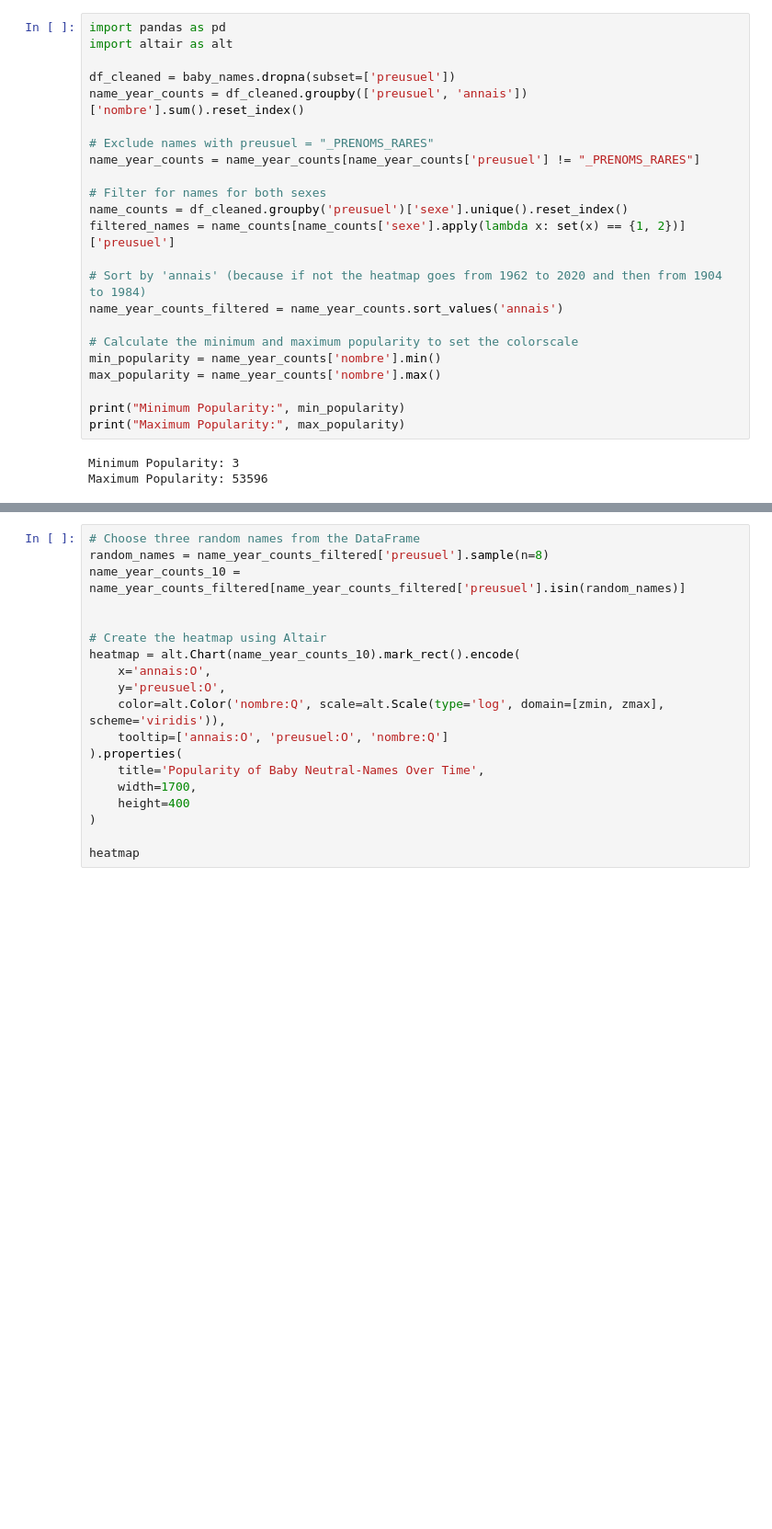
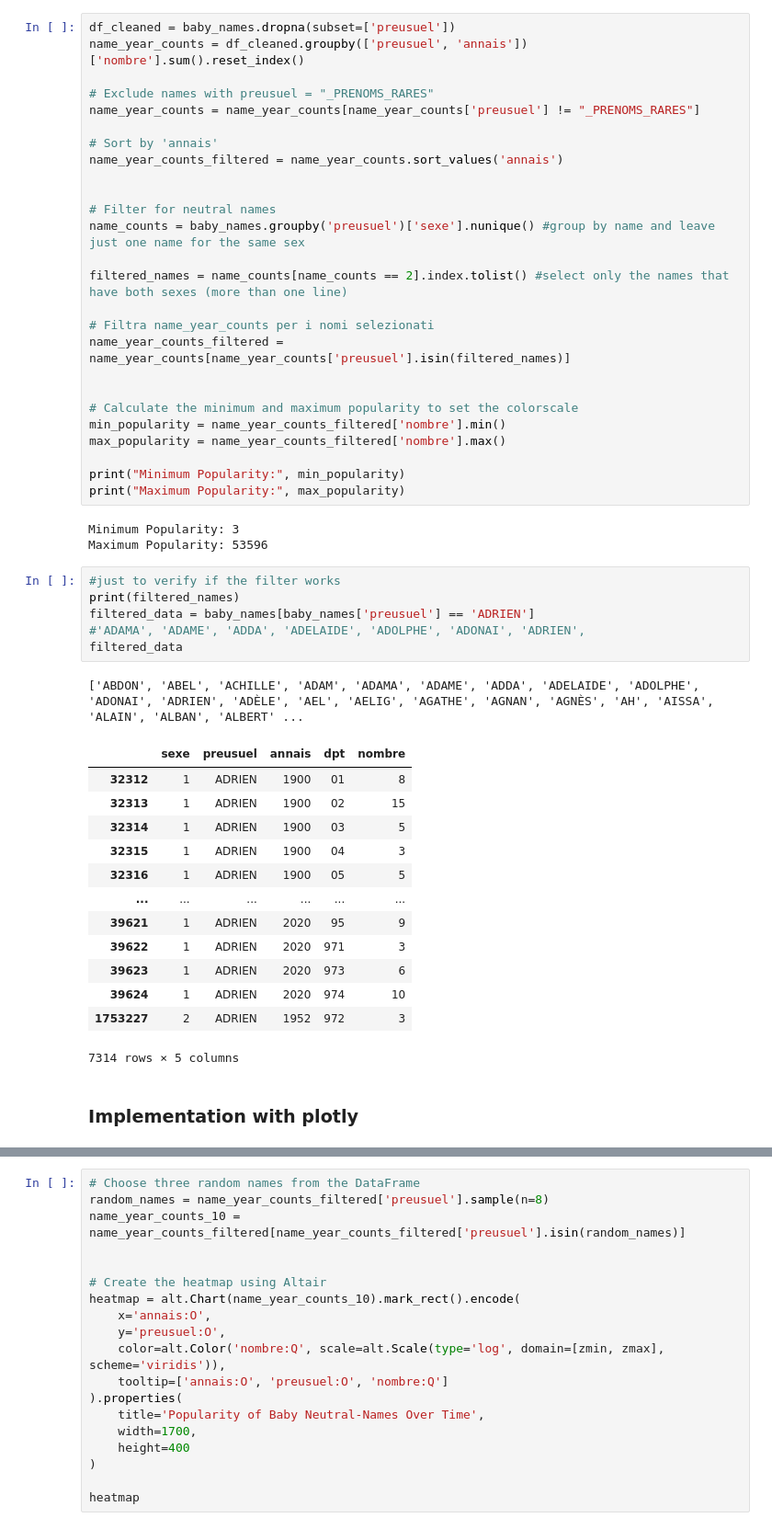
Before and after one commit to liadsantos/baby_names_visualization, a Jupyter notebook: notebook.ipynb, the cells around one changed output, grey strips where cells are left out. Shown at 92% size. Cells and saved outputs as stored; diff of their text form; blank space fills up the shorter version.

```diff
--- a/notebook.ipynb
+++ b/notebook.ipynb
@@ -154,28 +154,54 @@ We implemented the **treemap** and this is the result:![treemap.png](attachment:
 
 Are there gender effects in the data? Does popularity of names given to both sexes evolve consistently?
 # %%
-import pandas as pd
-import altair as alt
-
 df_cleaned = baby_names.dropna(subset=['preusuel'])
 name_year_counts = df_cleaned.groupby(['preusuel', 'annais'])['nombre'].sum().reset_index()
 
 # Exclude names with preusuel = "_PRENOMS_RARES"
 name_year_counts = name_year_counts[name_year_counts['preusuel'] != "_PRENOMS_RARES"]
 
-# Filter for names for both sexes
-name_counts = df_cleaned.groupby('preusuel')['sexe'].unique().reset_index()
-filtered_names = name_counts[name_counts['sexe'].apply(lambda x: set(x) == {1, 2})]['preusuel']
-
-# Sort by 'annais' (because if not the heatmap goes from 1962 to 2020 and then from 1904 to 1984)
+# Sort by 'annais'
 name_year_counts_filtered = name_year_counts.sort_values('annais')
 
+
+# Filter for neutral names
+name_counts = baby_names.groupby('preusuel')['sexe'].nunique() #group by name and leave just one name for the same sex
+
+filtered_names = name_counts[name_counts == 2].index.tolist() #select only the names that have both sexes (more than one line)
+
+# Filtra name_year_counts per i nomi selezionati
+name_year_counts_filtered = name_year_counts[name_year_counts['preusuel'].isin(filtered_names)]
+
+
 # Calculate the minimum and maximum popularity to set the colorscale
-min_popularity = name_year_counts['nombre'].min()
-max_popularity = name_year_counts['nombre'].max()
+min_popularity = name_year_counts_filtered['nombre'].min()
+max_popularity = name_year_counts_filtered['nombre'].max()
 
 print("Minimum Popularity:", min_popularity)
 print("Maximum Popularity:", max_popularity)
 # %% [output]
 Minimum Popularity: 3
 Maximum Popularity: 53596
+# %%
+#just to verify if the filter works
+print(filtered_names)
+filtered_data = baby_names[baby_names['preusuel'] == 'ADRIEN']
+#'ADAMA', 'ADAME', 'ADDA', 'ADELAIDE', 'ADOLPHE', 'ADONAI', 'ADRIEN',
+filtered_data
+# %% [output]
+['ABDON', 'ABEL', 'ACHILLE', 'ADAM', 'ADAMA', 'ADAME', 'ADDA', 'ADELAIDE', 'ADOLPHE', 'ADONAI', 'ADRIEN', 'ADÈLE', 'AEL', 'AELIG', 'AGATHE', 'AGNAN', 'AGNÈS', 'AH', 'AISSA', 'ALAIN', 'ALBAN', 'ALBERT' ...
+|  | sexe | preusuel | annais | dpt | nombre |
+| 32312 | 1 | ADRIEN | 1900 | 01 | 8 |
+| 32313 | 1 | ADRIEN | 1900 | 02 | 15 |
+| 32314 | 1 | ADRIEN | 1900 | 03 | 5 |
+| 32315 | 1 | ADRIEN | 1900 | 04 | 3 |
+| 32316 | 1 | ADRIEN | 1900 | 05 | 5 |
+| ... | ... | ... | ... | ... | ... |
+| 39621 | 1 | ADRIEN | 2020 | 95 | 9 |
+| 39622 | 1 | ADRIEN | 2020 | 971 | 3 |
+| 39623 | 1 | ADRIEN | 2020 | 973 | 6 |
+| 39624 | 1 | ADRIEN | 2020 | 974 | 10 |
+| 1753227 | 2 | ADRIEN | 1952 | 972 | 3 |
+7314 rows × 5 columns
+# %% [markdown]
+### Implementation with plotly
```
Also changed, not shown: parts of 6 cells of this notebook, 24 other files.
